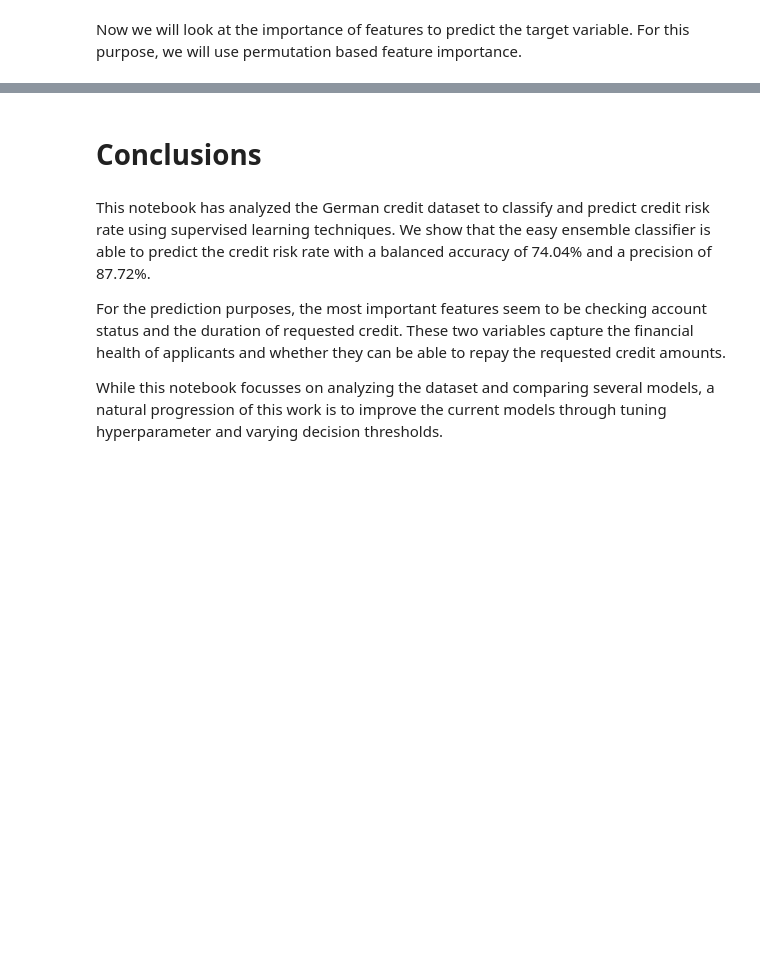
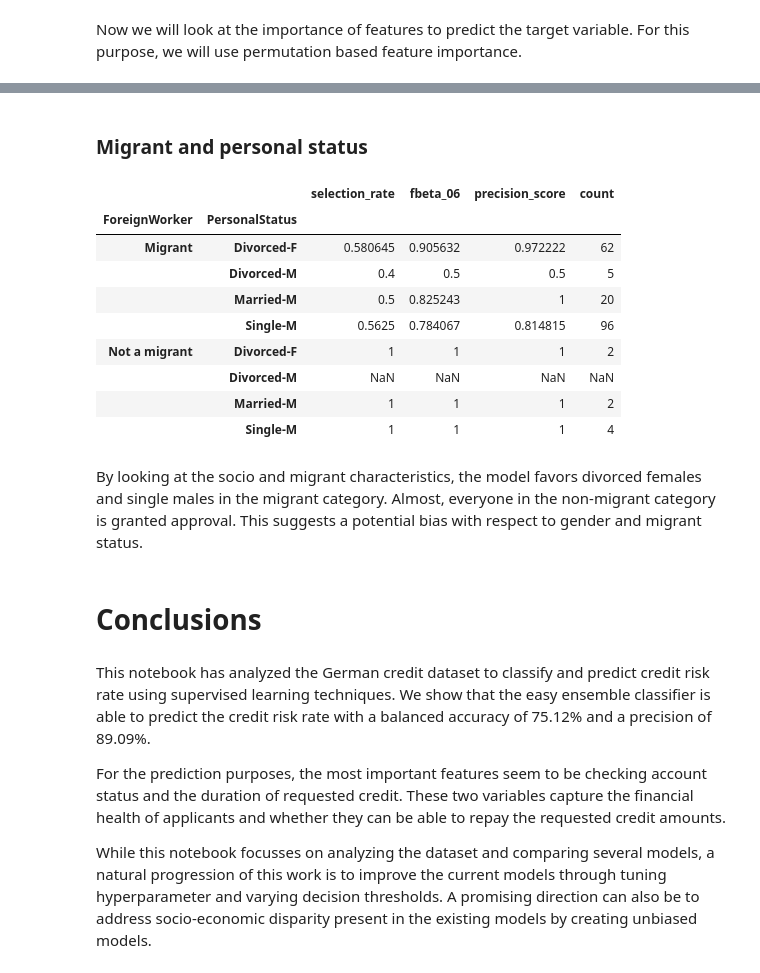
Before and after one commit to salilrsharma/My-Data-Science-Portfolio, a Jupyter notebook: German_credit_data.ipynb, the cells around one changed output, grey strips where cells are left out. Cells and saved outputs as stored; diff of their text form; code cells hidden in the pictures; blank space fills up the shorter version.

```diff
--- a/German_credit_data.ipynb
+++ b/German_credit_data.ipynb
@@ -585,8 +654,30 @@ If we look at the above plot, we observe that the five most imortant features fo
+# %% [markdown]
+### Migrant and personal status
+# %%
+grouped_on_ForeignWorker = MetricFrame(metrics=metric_fns,
+                             y_true=y_test,
+                             y_pred=pred,
+                             sensitive_features=(A_test[['ForeignWorker', 'PersonalStatus']]))
+
+grouped_on_ForeignWorker.by_group
+# %% [output]
+|  |  | selection_rate | fbeta_06 | precision_score | count |
+| ForeignWorker | PersonalStatus |  |  |  |  |
+| Migrant | Divorced-F | 0.580645 | 0.905632 | 0.972222 | 62 |
+|  | Divorced-M | 0.4 | 0.5 | 0.5 | 5 |
+|  | Married-M | 0.5 | 0.825243 | 1 | 20 |
+|  | Single-M | 0.5625 | 0.784067 | 0.814815 | 96 |
+| Not a migrant | Divorced-F | 1 | 1 | 1 | 2 |
+|  | Divorced-M | NaN | NaN | NaN | NaN |
+|  | Married-M | 1 | 1 | 1 | 2 |
+|  | Single-M | 1 | 1 | 1 | 4 |
+# %% [markdown]
+By looking at the socio and migrant characteristics, the model favors divorced females and single males in the migrant category. Almost, everyone in the non-migrant category is granted approval. This suggests a potential bias with respect to gender and migrant status.
 # %% [markdown]
 # Conclusions
 # %% [markdown]
-This notebook has analyzed the German credit dataset to classify and predict credit risk rate using supervised learning techniques. We show that the easy ensemble classifier is able to predict the credit risk rate with a balanced accuracy of 74.04% and a precision of 87.72%.
+This notebook has analyzed the German credit dataset to classify and predict credit risk rate using supervised learning techniques. We show that the easy ensemble classifier is able to predict the credit risk rate with a balanced accuracy of 75.12% and a precision of 89.09%.
 
 For the prediction purposes, the most important features seem to be checking account status and the duration of requested credit. These two variables capture the financial health of applicants and whether they can be able to repay the requested credit amounts.
 
-While this notebook focusses on analyzing the dataset and comparing several models, a natural progression of this work is to improve the current models through tuning hyperparameter and varying decision thresholds.
+While this notebook focusses on analyzing the dataset and comparing several models, a natural progression of this work is to improve the current models through tuning hyperparameter and varying decision thresholds. A promising direction can also be to address socio-economic disparity present in the existing models by creating unbiased models.
```
Also changed, not shown: parts of 21 cells of this notebook.
